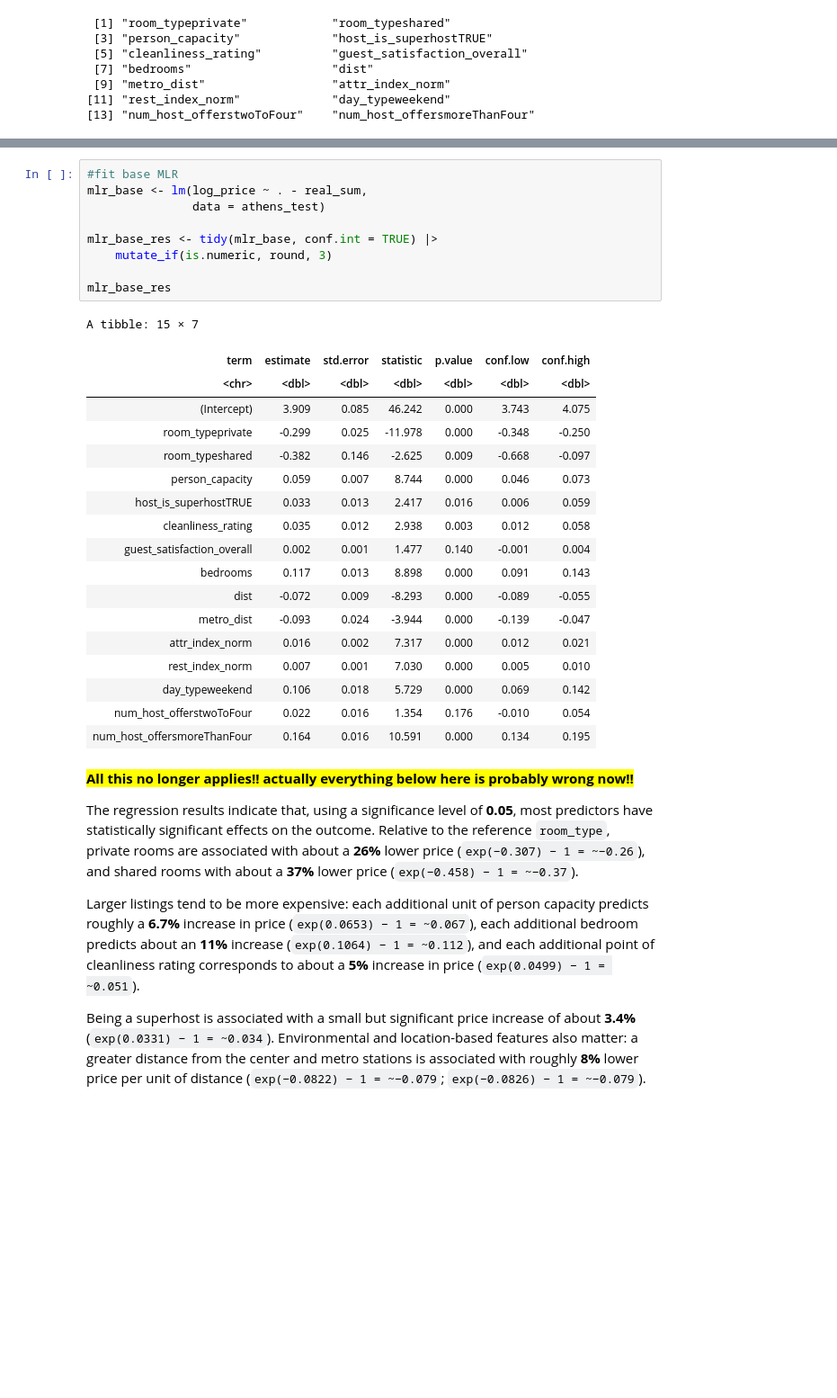
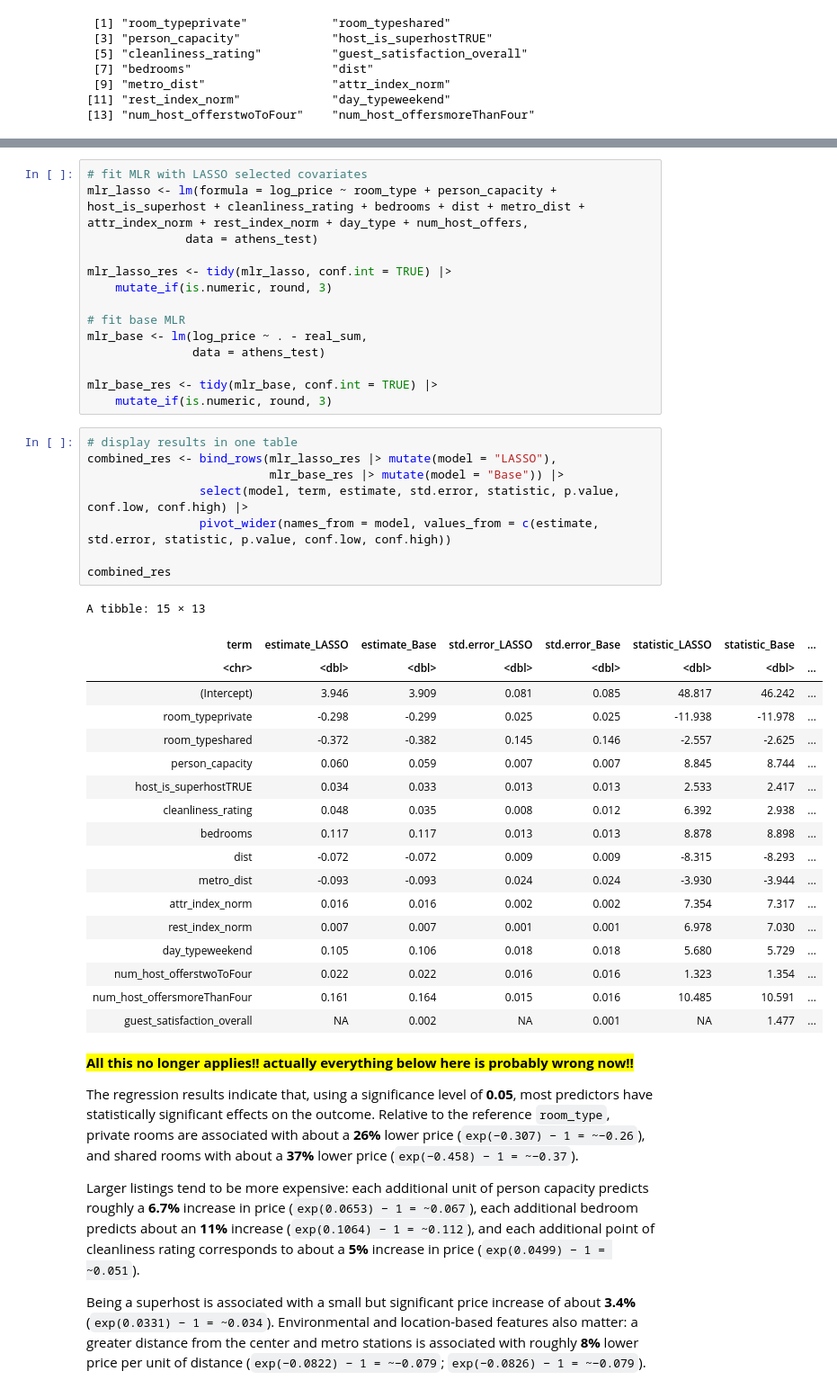
Before and after one commit to tyih985/athens-airbnb, a Jupyter notebook: project_tyih.ipynb, the cells around one changed output, grey strips where cells are left out. Shown at 90% size. Cells and saved outputs as stored; diff of their text form; blank space fills up the shorter version.

Commit message:
Combined coefs tables

```diff
--- a/project_tyih.ipynb
+++ b/project_tyih.ipynb
@@ -558,31 +502,44 @@ A tibble: 14 × 7
 # %%
-#fit base MLR
+# fit MLR with LASSO selected covariates
+mlr_lasso <- lm(formula = log_price ~ room_type + person_capacity + host_is_superhost + cleanliness_rating + bedrooms + dist + metro_dist + attr_index_norm + rest_index_norm + day_type + num_host_offers,
+              data = athens_test)
+
+mlr_lasso_res <- tidy(mlr_lasso, conf.int = TRUE) |>
+    mutate_if(is.numeric, round, 3)
+
+# fit base MLR
 mlr_base <- lm(log_price ~ . - real_sum,
                data = athens_test)
 
 mlr_base_res <- tidy(mlr_base, conf.int = TRUE) |>
     mutate_if(is.numeric, round, 3)
-
-mlr_base_res
-# %% [output]
-A tibble: 15 × 7
-| term | estimate | std.error | statistic | p.value | conf.low | conf.high |
-| <chr> | <dbl> | <dbl> | <dbl> | <dbl> | <dbl> | <dbl> |
-| (Intercept) | 3.909 | 0.085 | 46.242 | 0.000 | 3.743 | 4.075 |
-| room_typeprivate | -0.299 | 0.025 | -11.978 | 0.000 | -0.348 | -0.250 |
-| room_typeshared | -0.382 | 0.146 | -2.625 | 0.009 | -0.668 | -0.097 |
-| person_capacity | 0.059 | 0.007 | 8.744 | 0.000 | 0.046 | 0.073 |
-| host_is_superhostTRUE | 0.033 | 0.013 | 2.417 | 0.016 | 0.006 | 0.059 |
-| cleanliness_rating | 0.035 | 0.012 | 2.938 | 0.003 | 0.012 | 0.058 |
-| guest_satisfaction_overall | 0.002 | 0.001 | 1.477 | 0.140 | -0.001 | 0.004 |
-| bedrooms | 0.117 | 0.013 | 8.898 | 0.000 | 0.091 | 0.143 |
-| dist | -0.072 | 0.009 | -8.293 | 0.000 | -0.089 | -0.055 |
-| metro_dist | -0.093 | 0.024 | -3.944 | 0.000 | -0.139 | -0.047 |
-| attr_index_norm | 0.016 | 0.002 | 7.317 | 0.000 | 0.012 | 0.021 |
-| rest_index_norm | 0.007 | 0.001 | 7.030 | 0.000 | 0.005 | 0.010 |
-| day_typeweekend | 0.106 | 0.018 | 5.729 | 0.000 | 0.069 | 0.142 |
-| num_host_offerstwoToFour | 0.022 | 0.016 | 1.354 | 0.176 | -0.010 | 0.054 |
-| num_host_offersmoreThanFour | 0.164 | 0.016 | 10.591 | 0.000 | 0.134 | 0.195 |
+# %%
+# display results in one table
+combined_res <- bind_rows(mlr_lasso_res |> mutate(model = "LASSO"),
+                          mlr_base_res |> mutate(model = "Base")) |>
+                select(model, term, estimate, std.error, statistic, p.value, conf.low, conf.high) |>
+                pivot_wider(names_from = model, values_from = c(estimate, std.error, statistic, p.value, conf.low, conf.high))
+
+combined_res
+# %% [output]
+A tibble: 15 × 13
+| term | estimate_LASSO | estimate_Base | std.error_LASSO | std.error_Base | statistic_LASSO | statistic_Base | ... |
+| <chr> | <dbl> | <dbl> | <dbl> | <dbl> | <dbl> | <dbl> | ... |
+| (Intercept) | 3.946 | 3.909 | 0.081 | 0.085 | 48.817 | 46.242 | ... |
+| room_typeprivate | -0.298 | -0.299 | 0.025 | 0.025 | -11.938 | -11.978 | ... |
+| room_typeshared | -0.372 | -0.382 | 0.145 | 0.146 | -2.557 | -2.625 | ... |
+| person_capacity | 0.060 | 0.059 | 0.007 | 0.007 | 8.845 | 8.744 | ... |
+| host_is_superhostTRUE | 0.034 | 0.033 | 0.013 | 0.013 | 2.533 | 2.417 | ... |
+| cleanliness_rating | 0.048 | 0.035 | 0.008 | 0.012 | 6.392 | 2.938 | ... |
+| bedrooms | 0.117 | 0.117 | 0.013 | 0.013 | 8.878 | 8.898 | ... |
+| dist | -0.072 | -0.072 | 0.009 | 0.009 | -8.315 | -8.293 | ... |
+| metro_dist | -0.093 | -0.093 | 0.024 | 0.024 | -3.930 | -3.944 | ... |
+| attr_index_norm | 0.016 | 0.016 | 0.002 | 0.002 | 7.354 | 7.317 | ... |
+| rest_index_norm | 0.007 | 0.007 | 0.001 | 0.001 | 6.978 | 7.030 | ... |
+| day_typeweekend | 0.105 | 0.106 | 0.018 | 0.018 | 5.680 | 5.729 | ... |
+| num_host_offerstwoToFour | 0.022 | 0.022 | 0.016 | 0.016 | 1.323 | 1.354 | ... |
+| num_host_offersmoreThanFour | 0.161 | 0.164 | 0.015 | 0.016 | 10.485 | 10.591 | ... |
+| guest_satisfaction_overall | NA | 0.002 | NA | 0.001 | NA | 1.477 | ... |
 # %% [markdown]
 <mark>**All this no longer applies!! actually everything below here is probably wrong now!!**
 
```
Also changed, not shown: parts of 3 cells of this notebook.
